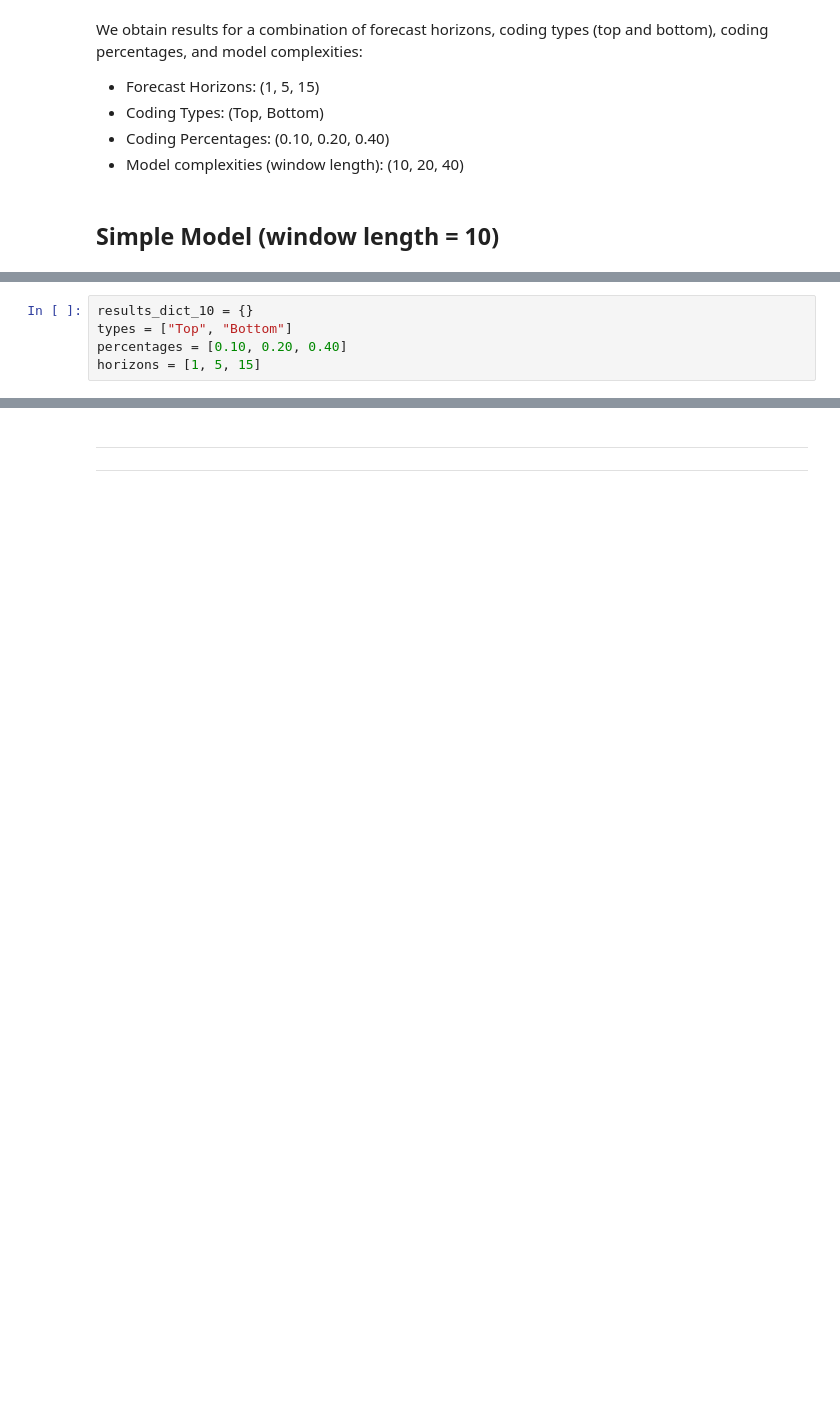
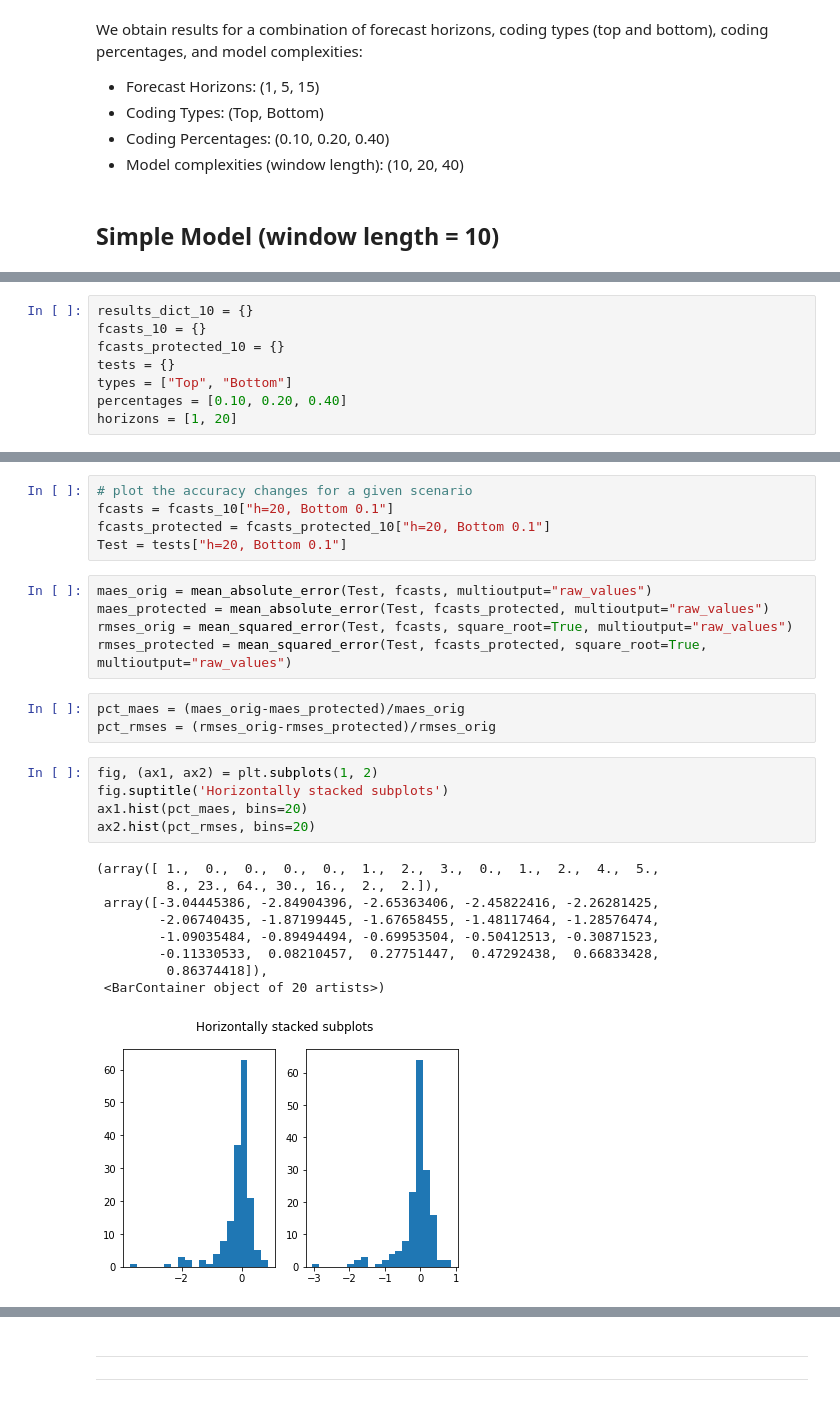
Before and after one commit to cdbale/Privacy-and-Forecasting-Empirical, a Jupyter notebook: Code/Analysis/Top_Bottom_Coding_Global_LGBM.ipynb, the cells around one changed output, grey strips where cells are left out. Cells and saved outputs as stored; diff of their text form; blank space fills up the shorter version.

```diff
--- a/Code/Analysis/Top_Bottom_Coding_Global_LGBM.ipynb
+++ b/Code/Analysis/Top_Bottom_Coding_Global_LGBM.ipynb
@@ -39,8 +47,11 @@ window_length=10
 # %%
 results_dict_10 = {}
+fcasts_10 = {}
+fcasts_protected_10 = {}
+tests = {}
 types = ["Top", "Bottom"]
 percentages = [0.10, 0.20, 0.40]
-horizons = [1, 5, 15]
+horizons = [1, 20]
 # %%
 for t in types:
     for p in percentages:
@@ -68,0 +86,28 @@ results_dict_10
+# %%
+# plot the accuracy changes for a given scenario
+fcasts = fcasts_10["h=20, Bottom 0.1"]
+fcasts_protected = fcasts_protected_10["h=20, Bottom 0.1"]
+Test = tests["h=20, Bottom 0.1"]
+# %%
+maes_orig = mean_absolute_error(Test, fcasts, multioutput="raw_values")
+maes_protected = mean_absolute_error(Test, fcasts_protected, multioutput="raw_values")
+rmses_orig = mean_squared_error(Test, fcasts, square_root=True, multioutput="raw_values")
+rmses_protected = mean_squared_error(Test, fcasts_protected, square_root=True, multioutput="raw_values")
+# %%
+pct_maes = (maes_orig-maes_protected)/maes_orig
+pct_rmses = (rmses_orig-rmses_protected)/rmses_orig
+# %%
+fig, (ax1, ax2) = plt.subplots(1, 2)
+fig.suptitle('Horizontally stacked subplots')
+ax1.hist(pct_maes, bins=20)
+ax2.hist(pct_rmses, bins=20)
+# %% [output]
+(array([ 1.,  0.,  0.,  0.,  0.,  1.,  2.,  3.,  0.,  1.,  2.,  4.,  5.,
+         8., 23., 64., 30., 16.,  2.,  2.]),
+ array([-3.04445386, -2.84904396, -2.65363406, -2.45822416, -2.26281425,
+        -2.06740435, -1.87199445, -1.67658455, -1.48117464, -1.28576474,
+        -1.09035484, -0.89494494, -0.69953504, -0.50412513, -0.30871523,
+        -0.11330533,  0.08210457,  0.27751447,  0.47292438,  0.66833428,
+         0.86374418]),
+ <BarContainer object of 20 artists>)
+[figure, added]
```
Also changed, not shown: parts of 13 cells of this notebook, 10 other files.
